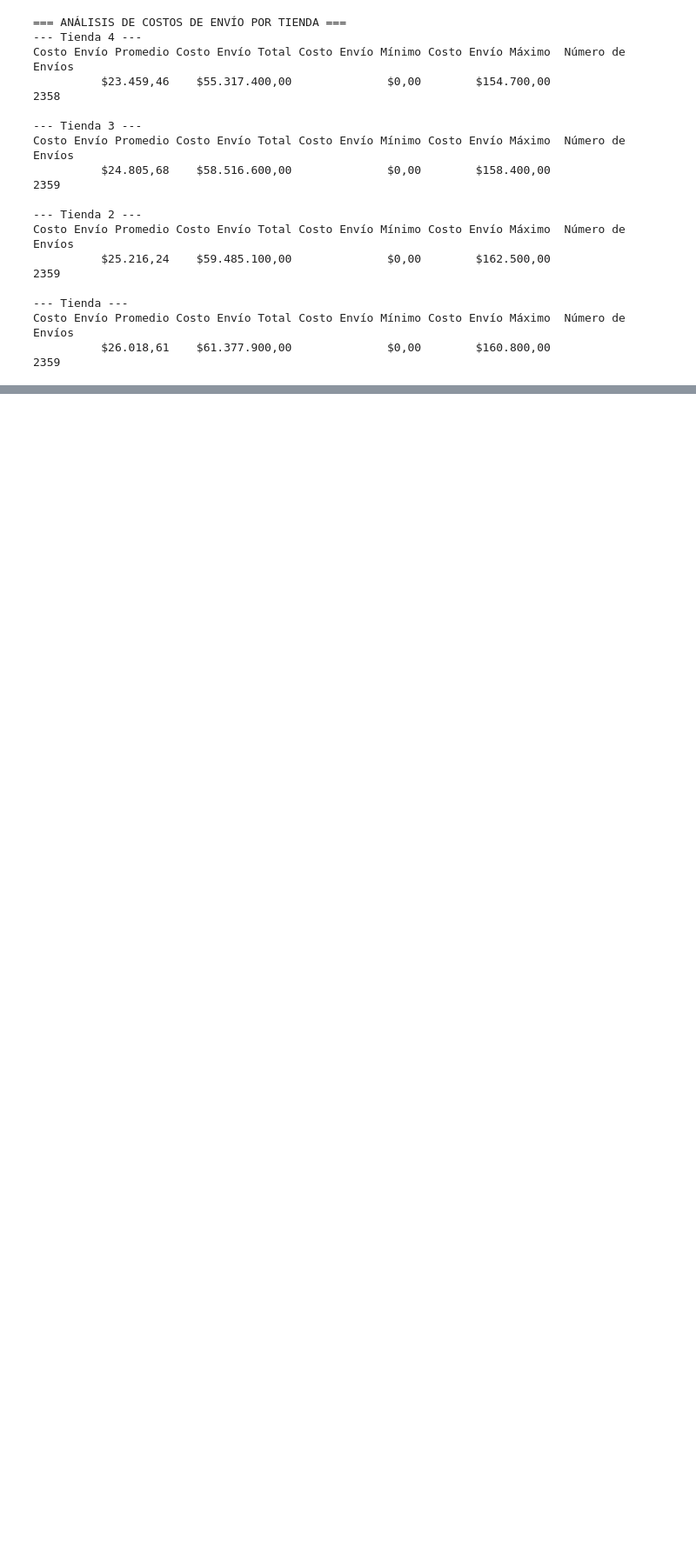
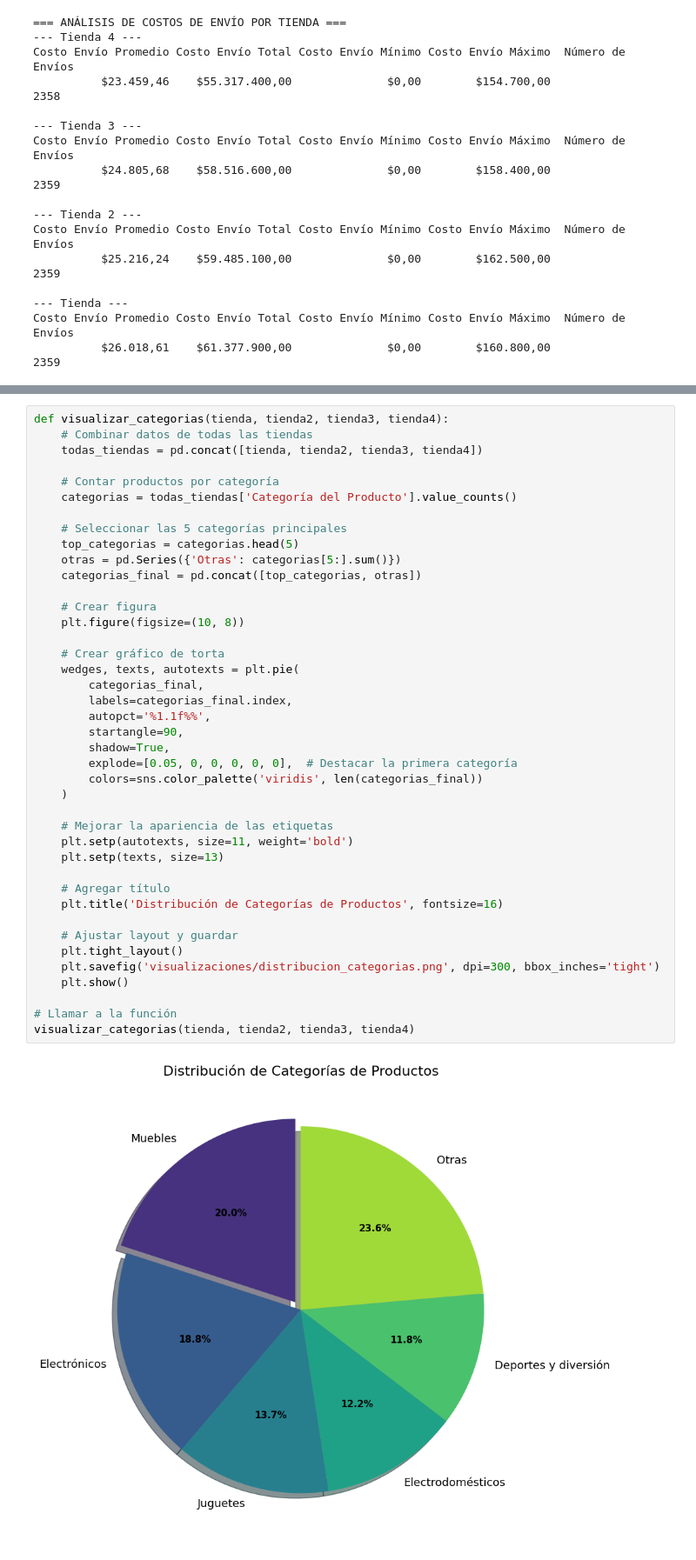
Before and after one commit to hernanschimpf/challenge1-data-science-latam-main, a Jupyter notebook: AluraStoreLatam.ipynb, the cells around one changed output, grey strips where cells are left out. Shown at 87% size. Drawn from its saved outputs; the diff is of its cells as text; blank space fills up the shorter version.

```diff
--- a/AluraStoreLatam.ipynb
+++ b/AluraStoreLatam.ipynb
@@ -488,0 +533,43 @@ Costo Envío Promedio Costo Envío Total Costo Envío Mínimo Costo Envío Máxi
+# %%
+def visualizar_categorias(tienda, tienda2, tienda3, tienda4):
+    # Combinar datos de todas las tiendas
+    todas_tiendas = pd.concat([tienda, tienda2, tienda3, tienda4])
+
+    # Contar productos por categoría
+    categorias = todas_tiendas['Categoría del Producto'].value_counts()
+
+    # Seleccionar las 5 categorías principales
+    top_categorias = categorias.head(5)
+    otras = pd.Series({'Otras': categorias[5:].sum()})
+    categorias_final = pd.concat([top_categorias, otras])
+
+    # Crear figura
+    plt.figure(figsize=(10, 8))
+
+    # Crear gráfico de torta
+    wedges, texts, autotexts = plt.pie(
+        categorias_final,
+        labels=categorias_final.index,
+        autopct='%1.1f%%',
+        startangle=90,
+        shadow=True,
+        explode=[0.05, 0, 0, 0, 0, 0],  # Destacar la primera categoría
+        colors=sns.color_palette('viridis', len(categorias_final))
+    )
+
+    # Mejorar la apariencia de las etiquetas
+    plt.setp(autotexts, size=11, weight='bold')
+    plt.setp(texts, size=13)
+
+    # Agregar título
+    plt.title('Distribución de Categorías de Productos', fontsize=16)
+
+    # Ajustar layout y guardar
+    plt.tight_layout()
+    plt.savefig('visualizaciones/distribucion_categorias.png', dpi=300, bbox_inches='tight')
+    plt.show()
+
+# Llamar a la función
+visualizar_categorias(tienda, tienda2, tienda3, tienda4)
+# %% [output]
+[figure, added]
```
Also changed, not shown: parts of 9 cells of this notebook.
